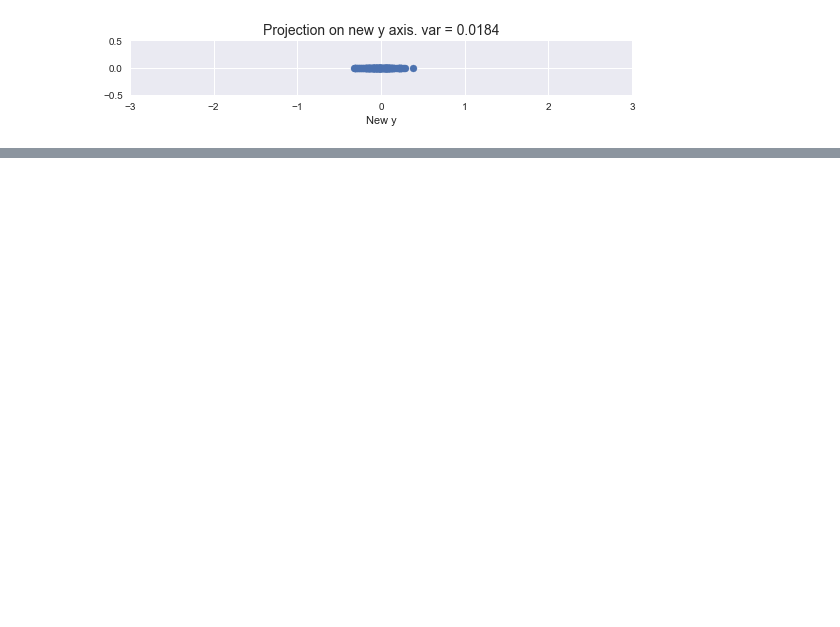
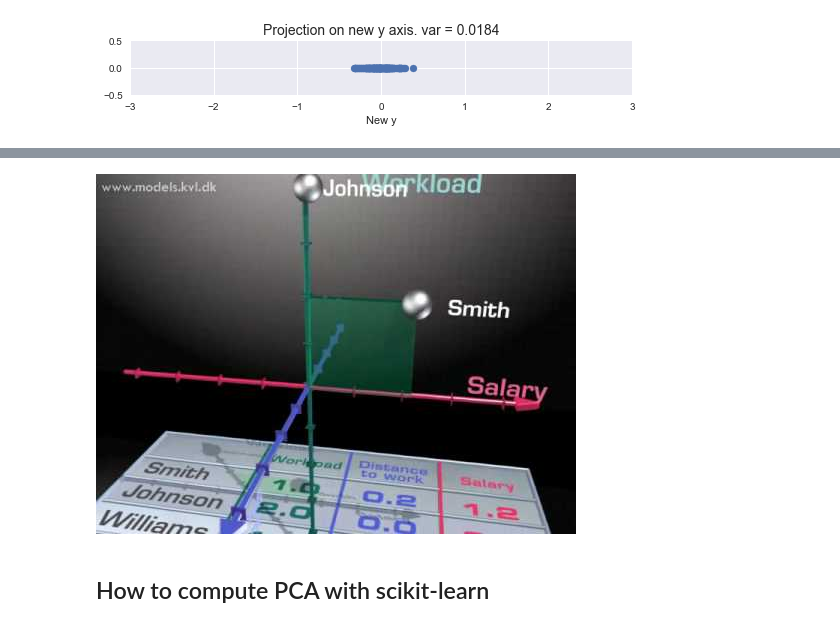
Before and after one commit to BielStela/Curs_UB, a Jupyter notebook: dia_3/PCA.ipynb, the cells around one changed output, grey strips where cells are left out. Saved outputs shown, nothing was run; the diff lists cells and outputs as text; code cells hidden in the pictures; blank space fills up the shorter version.

```diff
--- a/dia_3/PCA.ipynb
+++ b/dia_3/PCA.ipynb
@@ -120,0 +199,7 @@ We can interpret variance as a information proxy.
+# %%
+from IPython.display import YouTubeVideo
+YouTubeVideo("4pnQd6jnCWk")
+# %% [output]
+[figure, added]
+# %% [markdown]
+## How to compute PCA with scikit-learn
```
Also changed, not shown: parts of 17 cells of this notebook.
